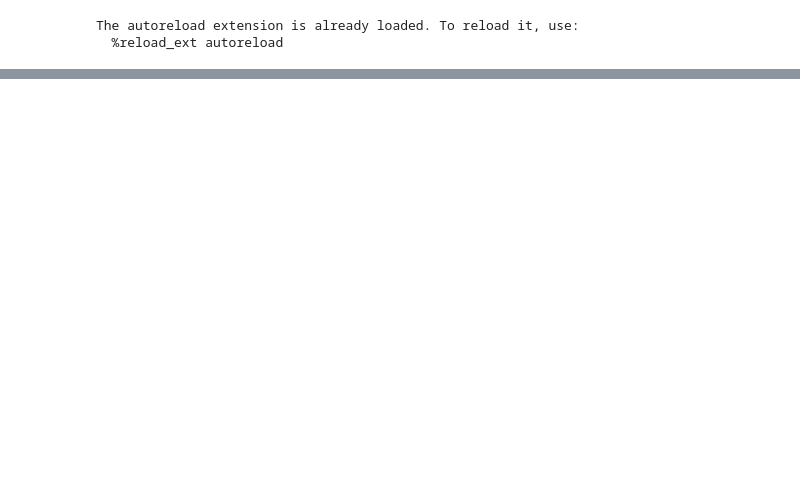
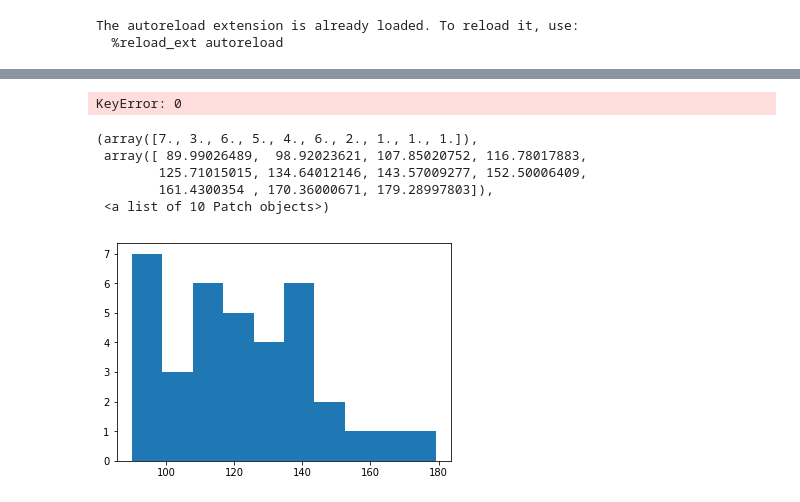
Before and after one commit to daniellengyel/flat_sharp, a Jupyter notebook: flat_sharp/Analysis.ipynb, the cells around one changed output, grey strips where cells are left out. Saved outputs shown, nothing was run; the diff lists cells and outputs as text; code cells hidden in the pictures; blank space fills up the shorter version.

```diff
--- a/flat_sharp/Analysis.ipynb
+++ b/flat_sharp/Analysis.ipynb
@@ -53,0 +372,52 @@ with open(os.path.join(experiment_folder, "acc_tmp.pkl"), "rb") as f:
+# %%
+plots_names = []
+plots = []
+
+for r_data in [CIFAR10_stuff]:
+    for i in r_data:
+
+        try:
+            beta = configs[i]["softmax_beta"]
+        except:
+            beta = 0
+        plots_names.append(str(beta))
+
+        run_data = r_data[0]
+        trace = r_data[1]
+
+        Y = [run_data[i][4999]["Potential"]["total"]["net"][str(nn)] for nn in range(50)]
+    #     Y = [eigs[i][str(nn)][0][0] for nn in range(50)]
+        Y = [np.mean(trace[i][str(nn)]) for nn in range(50)]
+
+        X = [run_data[i][4999]["Loss"]["train"]["net"][str(nn)] for nn in range(50)]
+#         X = [run_data[i][5000]["Accuracy"]["net"][str(nn)] for nn in range(50)]
+
+        plots.append(plt.scatter(np.array(X), np.array(Y)))
+
+
+plt.legend(tuple(plots),
+       plots_names,
+       scatterpoints=1,
+       loc='lower left',
+       ncol=3,
+       fontsize=8)
+
+
+
+plt.xlabel("loss")
+plt.ylabel("trace")
+
+plt.show()
+# %% [output]
+KeyError: 0
+# %%
+a = [127.37311553955078, 97.93885803222656, 158.1538848876953, 132.8297119140625, 116.41229248046875, 112.09640502929688, 131.17662048339844, 140.27606201171875, 104.38414764404297, 155.23452758789062, 136.9343719482422, 130.11436462402344, 121.89076232910156, 97.82975006103516, 121.72054290771484, 104.34451293945312, 169.51600646972656, 91.82275390625, 134.81613159179688, 136.09010314941406, 98.46024322509766, 121.43125915527344, 88.79573059082031, 118.9525146484375, 106.84197998046875, 93.86476135253906, 166.26219177246094, 111.35343170166016, 133.33021545410156, 107.85846710205078, 111.2021255493164, 125.52880859375]
+a = [148.1651153564453, 89.99545288085938, 143.13145446777344, 129.59164428710938, 133.98138427734375, 179.28997802734375, 139.3506317138672, 90.68531036376953, 107.76986694335938, 121.02605438232422, 135.69696044921875, 101.74652099609375, 115.87667083740234, 122.7598648071289, 92.99028015136719, 165.59707641601562, 118.77754211425781, 90.56055450439453, 116.37315368652344, 113.5857162475586, 89.99026489257812, 136.0908203125, 90.26911163330078, 147.79518127441406, 137.81057739257812, 156.77203369140625, 118.10494232177734, 98.78507995605469, 133.88307189941406, 110.46347045898438, 113.26660919189453, 140.4408721923828, 99.68799591064453, 126.61418151855469, 113.37327575683594, 119.75435638427734]
+plt.hist(a)
+# %% [output]
+(array([7., 3., 6., 5., 4., 6., 2., 1., 1., 1.]),
+ array([ 89.99026489,  98.92023621, 107.85020752, 116.78017883,
+        125.71015015, 134.64012146, 143.57009277, 152.50006409,
+        161.4300354 , 170.36000671, 179.28997803]),
+ <a list of 10 Patch objects>)
+[figure, added]
```
Also changed, not shown: parts of 41 cells of this notebook, 19 other files.
